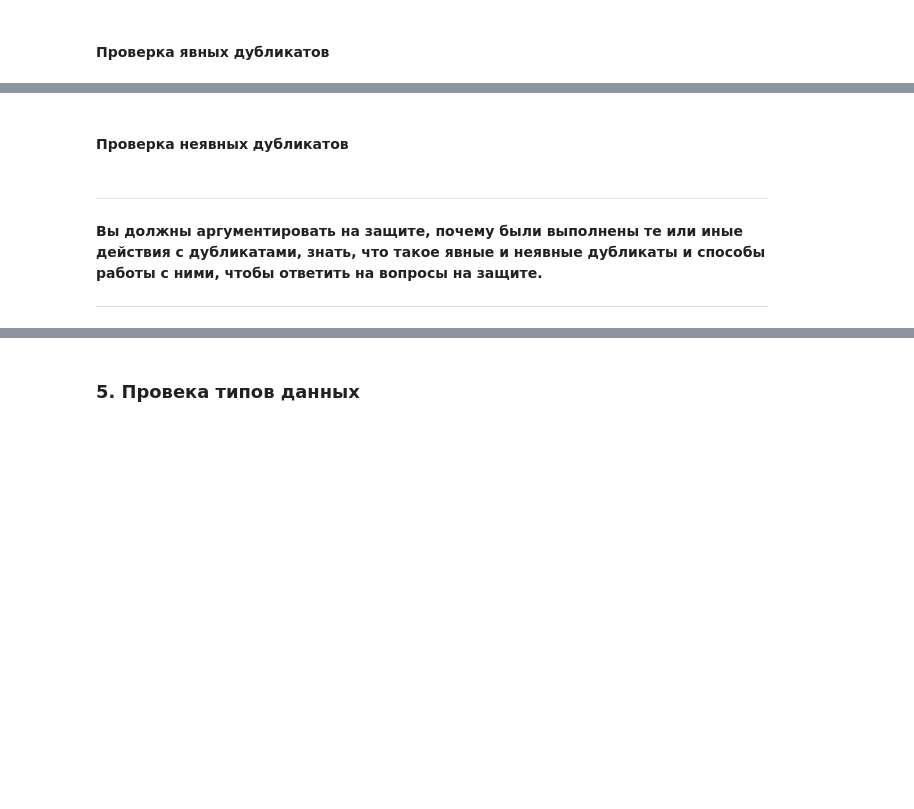
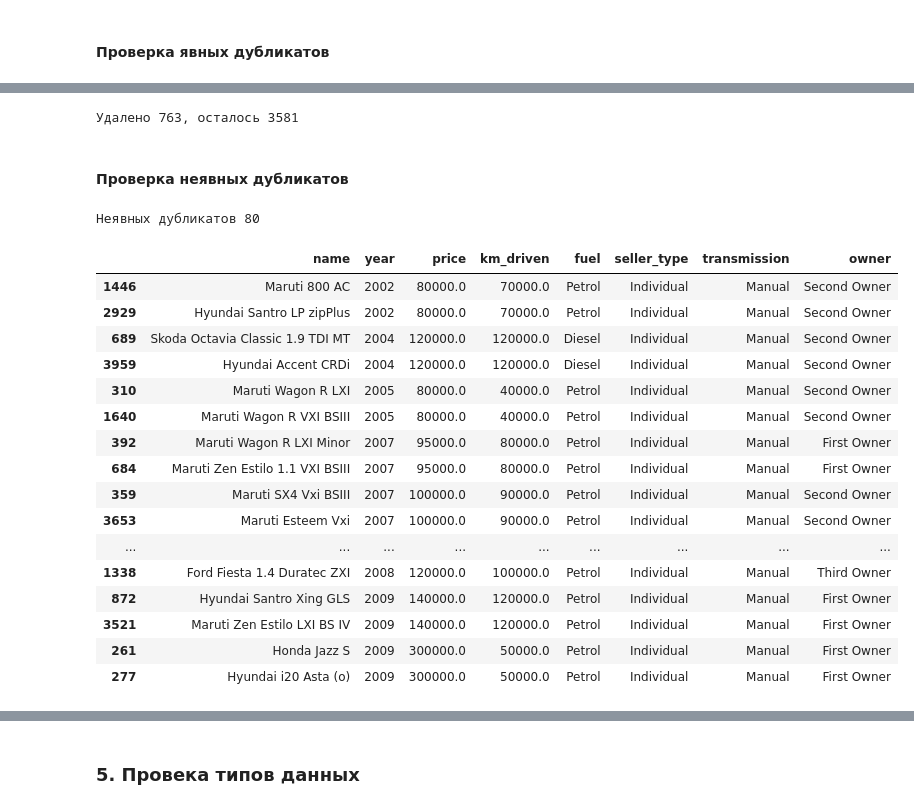
Before and after one commit to thatusualguy/DA-Intro, a Jupyter notebook: lab1/ЛР1_Рыбаков_9.ipynb, the cells around one changed output, grey strips where cells are left out. Cells and saved outputs as stored; diff of their text form; code cells hidden in the pictures; blank space fills up the shorter version.

```diff
--- a/lab1/ЛР1_Рыбаков_9.ipynb
+++ b/lab1/ЛР1_Рыбаков_9.ipynb
@@ -55,0 +117,9 @@
+# %%
+# переименование при необходимости
+df.columns = df.columns.str.lower()
+df = df.rename(columns={
+    'sellingprice': 'price',
+    'kmdriven': 'km_driven',
+})
+
+df.columns.tolist()
@@ -57,3 +136,16 @@
 ### 3. Проверка пропусков
 # %%
 # Проверить данные на наличие пропусков и устранить их, если они есть (пропуски необходимо либо удалить, либо заменить каким-то значением).
+print("Пропущено ДО")
+missing_values = df.isnull().sum()
+print(missing_values)
+
+for name in ['price', 'km_driven']:
+    df[name] = df[name].fillna(df[name].mean())
+
+most_popular= df['fuel'].value_counts().idxmax()
+df['fuel'] = df['fuel'].fillna(most_popular)
+
+print("Пропущено ПОСЛЕ")
+missing_values = df.isnull().sum()
+print(missing_values)
@@ -75,2 +197,10 @@
+# %%
+# удалите дубликаты, если они есть
+df_before = df.shape[0]
+df = df.drop_duplicates()
+df_after = df.shape[0]
+print(f"Удалено {df_before - df_after}, осталось {df_after}")
+# %% [output]
+Удалено 763, осталось 3581
 # %% [markdown]
 #### Проверка неявных дубликатов
@@ -79,7 +207,26 @@
-# %% [markdown]
----
-
-**Вы должны аргументировать на защите, почему были выполнены те или иные действия с дубликатами, знать, что такое явные и неявные дубликаты и способы работы с ними, чтобы ответить на вопросы на защите.**
-
-
- ---
+# %%
+key_columns = ['year', 'price', 'km_driven', 'fuel', 'seller_type', 'transmission', 'owner']
+implicit_duplicates = df.duplicated(subset=key_columns).sum()
+print(f"Неявных дубликатов {implicit_duplicates}")
+
+duplicate_mask = df.duplicated(subset=key_columns, keep=False)
+display(df[duplicate_mask].sort_values(key_columns).head(20))
+# %% [output]
+Неявных дубликатов 80
+|  | name | year | price | km_driven | fuel | seller_type | transmission | owner |
+| 1446 | Maruti 800 AC | 2002 | 80000.0 | 70000.0 | Petrol | Individual | Manual | Second Owner |
+| 2929 | Hyundai Santro LP zipPlus | 2002 | 80000.0 | 70000.0 | Petrol | Individual | Manual | Second Owner |
+| 689 | Skoda Octavia Classic 1.9 TDI MT | 2004 | 120000.0 | 120000.0 | Diesel | Individual | Manual | Second Owner |
+| 3959 | Hyundai Accent CRDi | 2004 | 120000.0 | 120000.0 | Diesel | Individual | Manual | Second Owner |
+| 310 | Maruti Wagon R LXI | 2005 | 80000.0 | 40000.0 | Petrol | Individual | Manual | Second Owner |
+| 1640 | Maruti Wagon R VXI BSIII | 2005 | 80000.0 | 40000.0 | Petrol | Individual | Manual | Second Owner |
+| 392 | Maruti Wagon R LXI Minor | 2007 | 95000.0 | 80000.0 | Petrol | Individual | Manual | First Owner |
+| 684 | Maruti Zen Estilo 1.1 VXI BSIII | 2007 | 95000.0 | 80000.0 | Petrol | Individual | Manual | First Owner |
+| 359 | Maruti SX4 Vxi BSIII | 2007 | 100000.0 | 90000.0 | Petrol | Individual | Manual | Second Owner |
+| 3653 | Maruti Esteem Vxi | 2007 | 100000.0 | 90000.0 | Petrol | Individual | Manual | Second Owner |
+| ... | ... | ... | ... | ... | ... | ... | ... | ... |
+| 1338 | Ford Fiesta 1.4 Duratec ZXI | 2008 | 120000.0 | 100000.0 | Petrol | Individual | Manual | Third Owner |
+| 872 | Hyundai Santro Xing GLS | 2009 | 140000.0 | 120000.0 | Petrol | Individual | Manual | First Owner |
+| 3521 | Maruti Zen Estilo LXI BS IV | 2009 | 140000.0 | 120000.0 | Petrol | Individual | Manual | First Owner |
+| 261 | Honda Jazz S | 2009 | 300000.0 | 50000.0 | Petrol | Individual | Manual | First Owner |
+| 277 | Hyundai i20 Asta (o) | 2009 | 300000.0 | 50000.0 | Petrol | Individual | Manual | First Owner |
```
Also changed, not shown: parts of 39 cells of this notebook.
